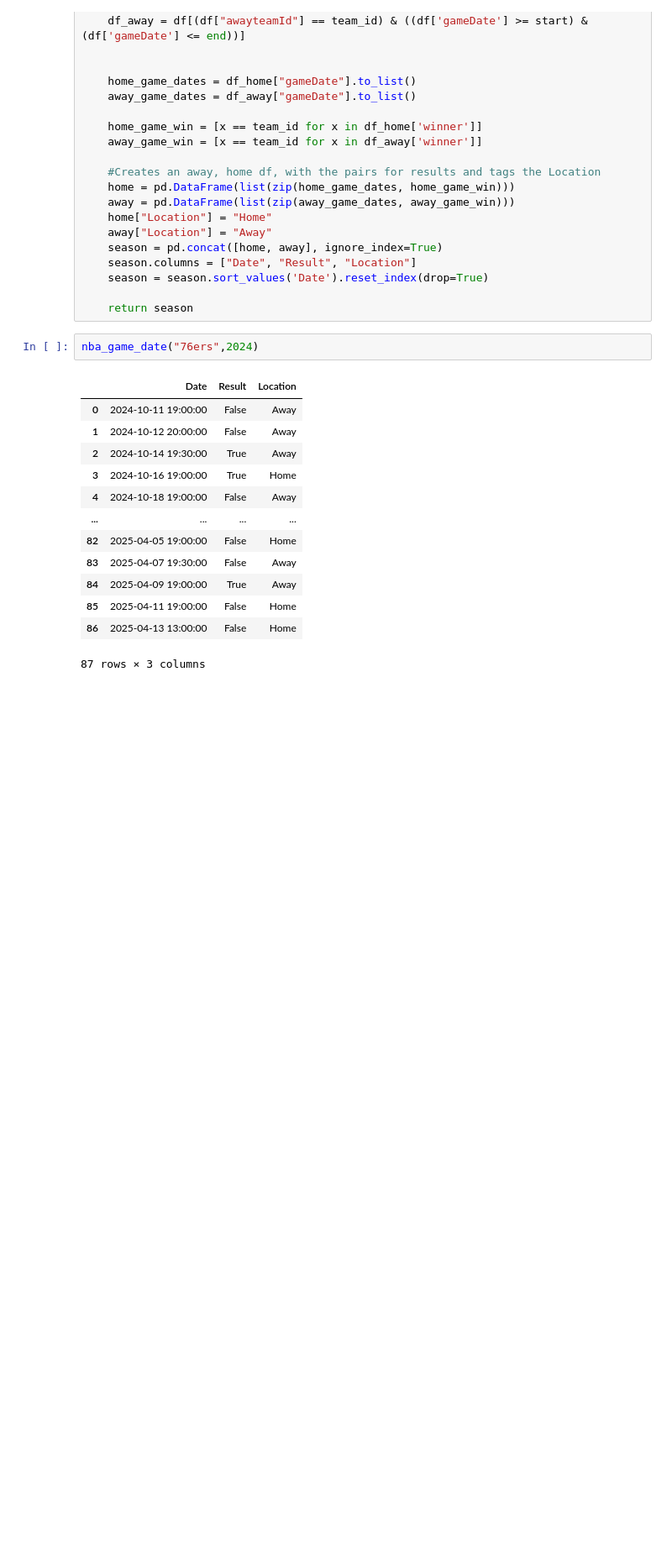
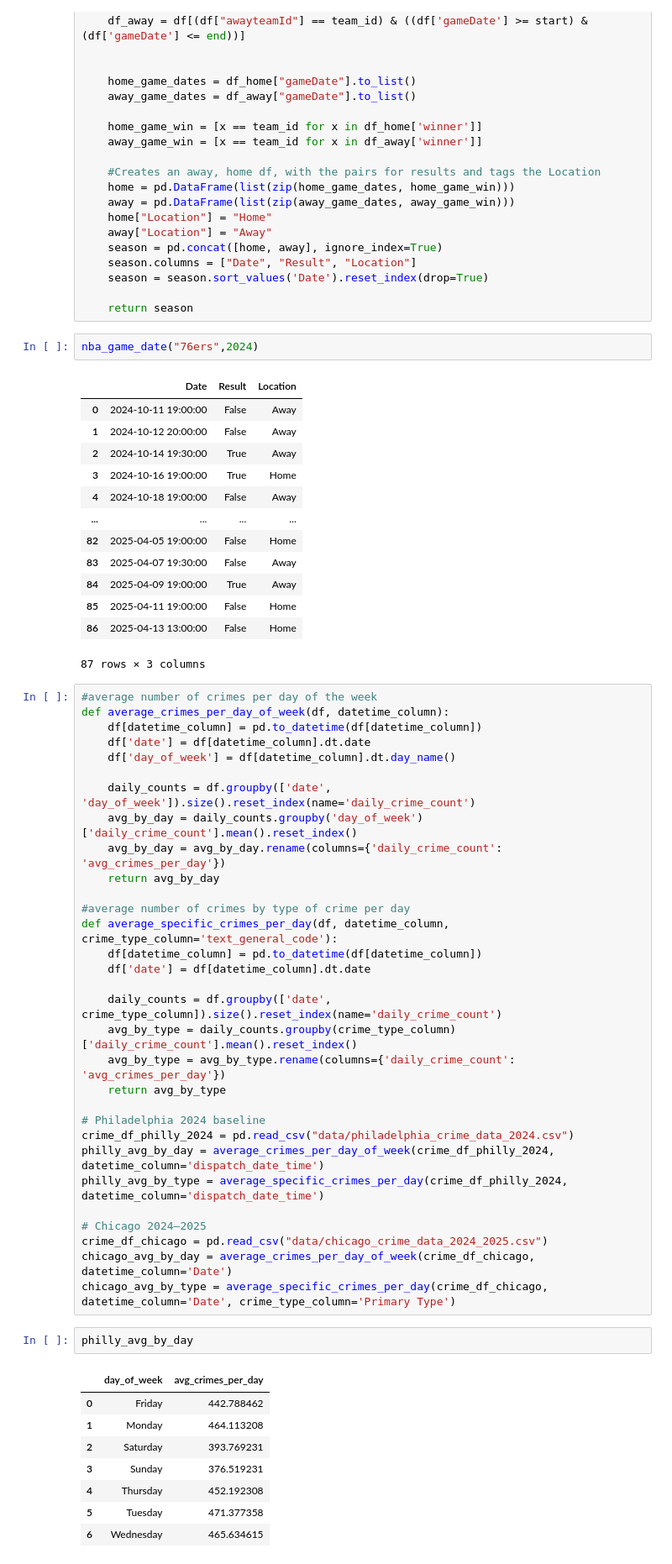
Before and after one commit to pwax1120/mcdermid_waxman_final_project, a Jupyter notebook: code/functions_file.ipynb, the cells around one changed output. Shown: that part at 84% size. Cells and saved outputs as stored; diff of their text form; blank space fills up the shorter version.

```diff
--- a/code/functions_file.ipynb
+++ b/code/functions_file.ipynb
@@ -153,3 +148,45 @@ nba_game_date("76ers",2024)
 | 85 | 2025-04-11 19:00:00 | False | Home |
 | 86 | 2025-04-13 13:00:00 | False | Home |
 87 rows × 3 columns
+# %%
+#average number of crimes per day of the week
+def average_crimes_per_day_of_week(df, datetime_column):
+    df[datetime_column] = pd.to_datetime(df[datetime_column])
+    df['date'] = df[datetime_column].dt.date
+    df['day_of_week'] = df[datetime_column].dt.day_name()
+
+    daily_counts = df.groupby(['date', 'day_of_week']).size().reset_index(name='daily_crime_count')
+    avg_by_day = daily_counts.groupby('day_of_week')['daily_crime_count'].mean().reset_index()
+    avg_by_day = avg_by_day.rename(columns={'daily_crime_count': 'avg_crimes_per_day'})
+    return avg_by_day
+
+#average number of crimes by type of crime per day
+def average_specific_crimes_per_day(df, datetime_column, crime_type_column='text_general_code'):
+    df[datetime_column] = pd.to_datetime(df[datetime_column])
+    df['date'] = df[datetime_column].dt.date
+
+    daily_counts = df.groupby(['date', crime_type_column]).size().reset_index(name='daily_crime_count')
+    avg_by_type = daily_counts.groupby(crime_type_column)['daily_crime_count'].mean().reset_index()
+    avg_by_type = avg_by_type.rename(columns={'daily_crime_count': 'avg_crimes_per_day'})
+    return avg_by_type
+
+# Philadelphia 2024 baseline
+crime_df_philly_2024 = pd.read_csv("data/philadelphia_crime_data_2024.csv")
+philly_avg_by_day = average_crimes_per_day_of_week(crime_df_philly_2024, datetime_column='dispatch_date_time')
+philly_avg_by_type = average_specific_crimes_per_day(crime_df_philly_2024, datetime_column='dispatch_date_time')
+
+# Chicago 2024–2025
+crime_df_chicago = pd.read_csv("data/chicago_crime_data_2024_2025.csv")
+chicago_avg_by_day = average_crimes_per_day_of_week(crime_df_chicago, datetime_column='Date')
+chicago_avg_by_type = average_specific_crimes_per_day(crime_df_chicago, datetime_column='Date', crime_type_column='Primary Type')
+# %%
+philly_avg_by_day
+# %% [output]
+|  | day_of_week | avg_crimes_per_day |
+| 0 | Friday | 442.788462 |
+| 1 | Monday | 464.113208 |
+| 2 | Saturday | 393.769231 |
+| 3 | Sunday | 376.519231 |
+| 4 | Thursday | 452.192308 |
+| 5 | Tuesday | 471.377358 |
+| 6 | Wednesday | 465.634615 |
```
Also changed, not shown: parts of 12 cells of this notebook, 1 other file.
